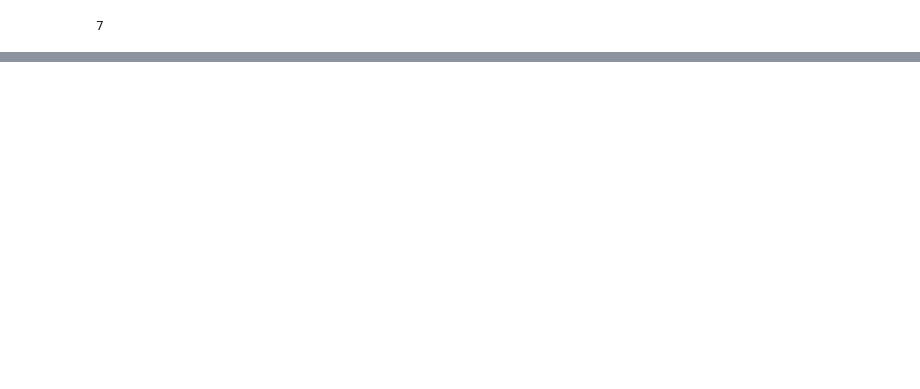
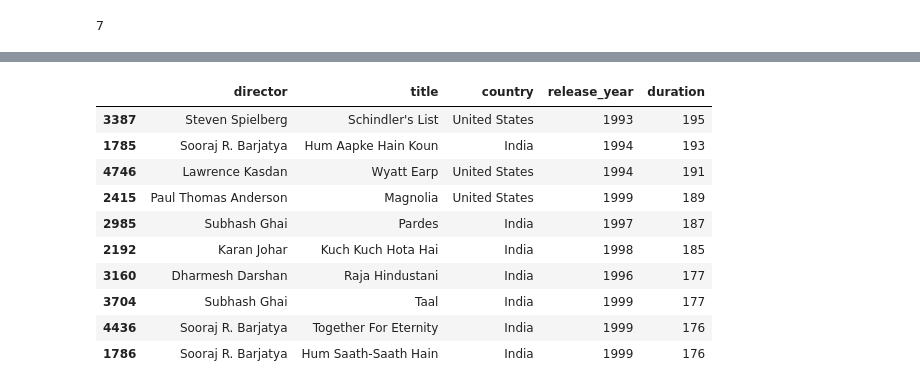
Before and after one commit to FZetaG/Python_Netflix_Movies, a Jupyter notebook: notebook.ipynb, the cells around one changed output, grey strips where cells are left out. Cells and saved outputs as stored; diff of their text form; code cells hidden in the pictures; blank space fills up the shorter version.

```diff
--- a/notebook.ipynb
+++ b/notebook.ipynb
@@ -120,3 +121,18 @@ movies_1990.pivot_table(values='duration', index='genre',columns='release_year',
 | Stand-Up | 30.000000 | 49.333333 | 61.500000 | 56.000000 | 0.000000 | 0.000000 | 0.000000 | 0.000000 | 69.000000 | 0.000000 | ... |
 | Thrillers | 0.000000 | 0.000000 | 0.000000 | 107.000000 | 0.000000 | 0.000000 | 94.000000 | 116.000000 | 124.000000 | 105.000000 | ... |
 | All | 117.428571 | 93.500000 | 104.000000 | 120.000000 | 128.428571 | 116.437500 | 120.133333 | 116.961538 | 109.884615 | 121.884615 | ... |
+# %%
+#Obtener un ranking de las 10 peliculas con mayor duración de la decada de 1990
+movies_1990.loc[:,['director','title','country','release_year','duration']].sort_values('duration',ascending=False).head(10)
+# %% [output]
+|  | director | title | country | release_year | duration |
+| 3387 | Steven Spielberg | Schindler's List | United States | 1993 | 195 |
+| 1785 | Sooraj R. Barjatya | Hum Aapke Hain Koun | India | 1994 | 193 |
+| 4746 | Lawrence Kasdan | Wyatt Earp | United States | 1994 | 191 |
+| 2415 | Paul Thomas Anderson | Magnolia | United States | 1999 | 189 |
+| 2985 | Subhash Ghai | Pardes | India | 1997 | 187 |
+| 2192 | Karan Johar | Kuch Kuch Hota Hai | India | 1998 | 185 |
+| 3160 | Dharmesh Darshan | Raja Hindustani | India | 1996 | 177 |
+| 3704 | Subhash Ghai | Taal | India | 1999 | 177 |
+| 4436 | Sooraj R. Barjatya | Together For Eternity | India | 1999 | 176 |
+| 1786 | Sooraj R. Barjatya | Hum Saath-Saath Hain | India | 1999 | 176 |
```
Also changed, not shown: parts of 4 cells of this notebook.
